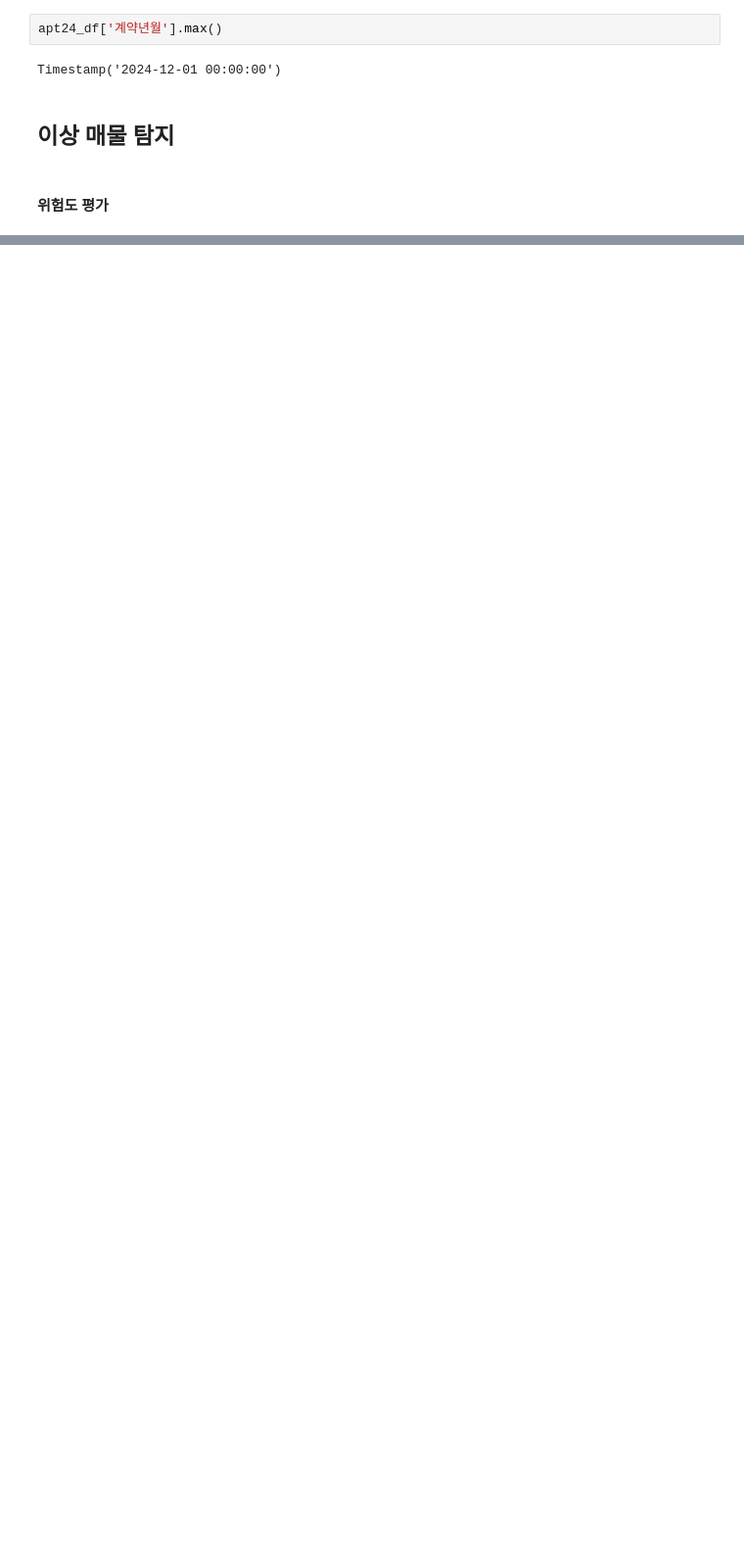
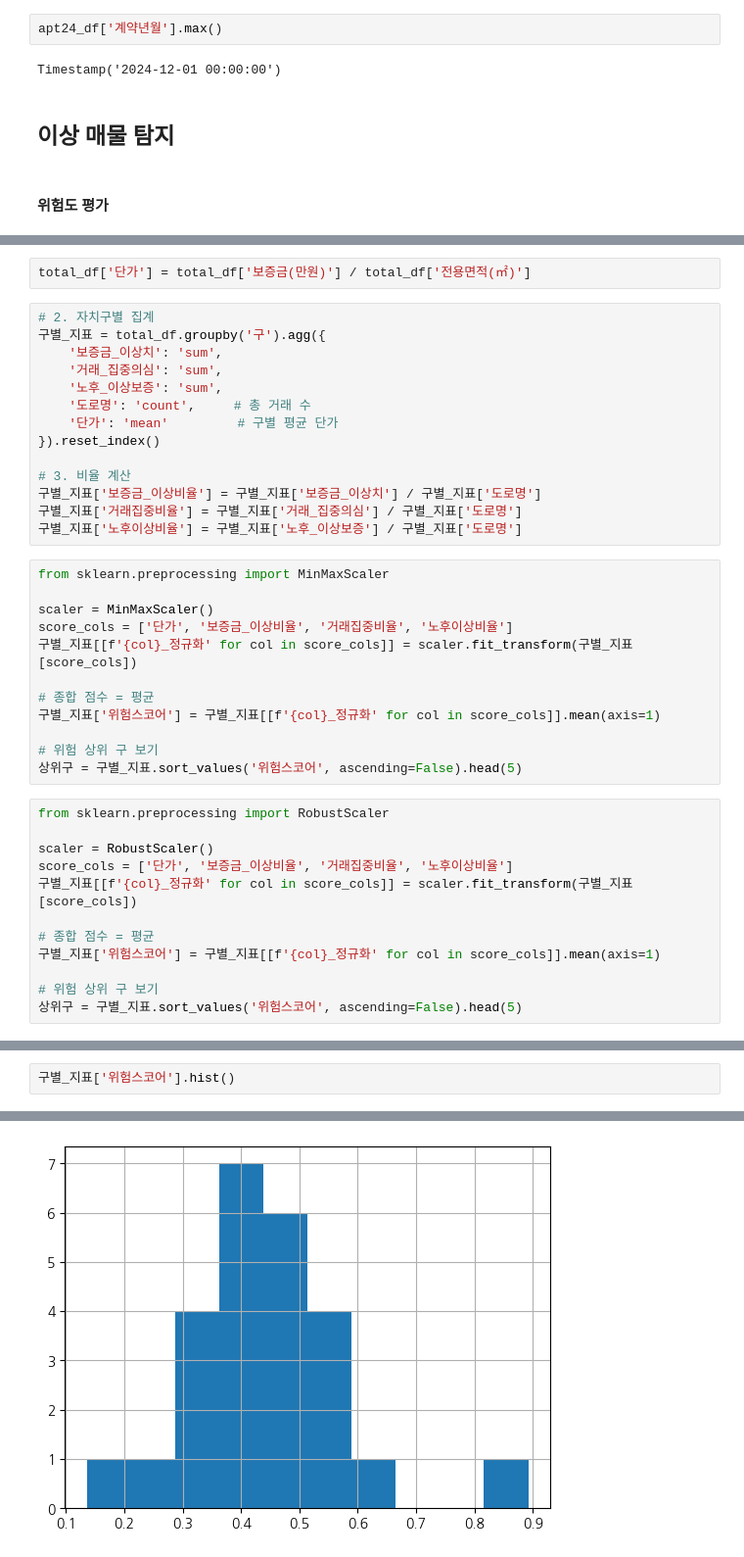
Before and after one commit to skqkrl/SDC_project, a Jupyter notebook: yena.ipynb, the cells around one changed output, grey strips where cells are left out. Shown at 98% size. Cells and saved outputs as stored; diff of their text form; blank space fills up the shorter version.

```diff
--- a/yena.ipynb
+++ b/yena.ipynb
@@ -617,0 +1150,40 @@ Name: 위험비율, dtype: float64
+# %%
+total_df['단가'] = total_df['보증금(만원)'] / total_df['전용면적(㎡)']
+# %%
+# 2. 자치구별 집계
+구별_지표 = total_df.groupby('구').agg({
+    '보증금_이상치': 'sum',
+    '거래_집중의심': 'sum',
+    '노후_이상보증': 'sum',
+    '도로명': 'count',     # 총 거래 수
+    '단가': 'mean'         # 구별 평균 단가
+}).reset_index()
+
+# 3. 비율 계산
+구별_지표['보증금_이상비율'] = 구별_지표['보증금_이상치'] / 구별_지표['도로명']
+구별_지표['거래집중비율'] = 구별_지표['거래_집중의심'] / 구별_지표['도로명']
+구별_지표['노후이상비율'] = 구별_지표['노후_이상보증'] / 구별_지표['도로명']
+# %%
+from sklearn.preprocessing import MinMaxScaler
+
+scaler = MinMaxScaler()
+score_cols = ['단가', '보증금_이상비율', '거래집중비율', '노후이상비율']
+구별_지표[[f'{col}_정규화' for col in score_cols]] = scaler.fit_transform(구별_지표[score_cols])
+
+# 종합 점수 = 평균
+구별_지표['위험스코어'] = 구별_지표[[f'{col}_정규화' for col in score_cols]].mean(axis=1)
+
+# 위험 상위 구 보기
+상위구 = 구별_지표.sort_values('위험스코어', ascending=False).head(5)
+# %%
+from sklearn.preprocessing import RobustScaler
+
+scaler = RobustScaler()
+score_cols = ['단가', '보증금_이상비율', '거래집중비율', '노후이상비율']
+구별_지표[[f'{col}_정규화' for col in score_cols]] = scaler.fit_transform(구별_지표[score_cols])
+
+# 종합 점수 = 평균
+구별_지표['위험스코어'] = 구별_지표[[f'{col}_정규화' for col in score_cols]].mean(axis=1)
+
+# 위험 상위 구 보기
+상위구 = 구별_지표.sort_values('위험스코어', ascending=False).head(5)
@@ -617,0 +1287,3 @@ Name: 위험비율, dtype: float64
+# %%
+구별_지표['위험스코어'].hist()
+# %% [output]
@@ -617,0 +1291 @@ Name: 위험비율, dtype: float64
+[figure, added]
```
Also changed, not shown: parts of 58 cells of this notebook, 3 other files.
